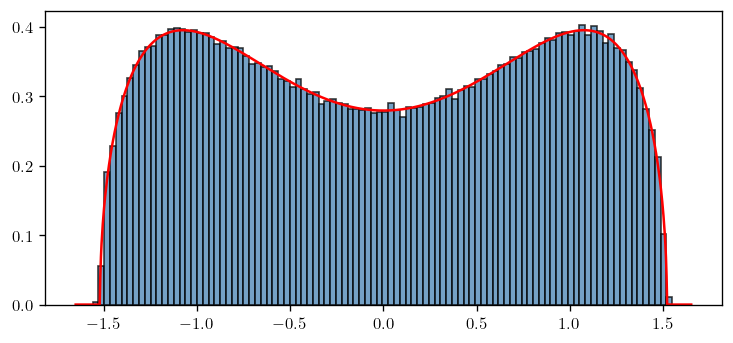
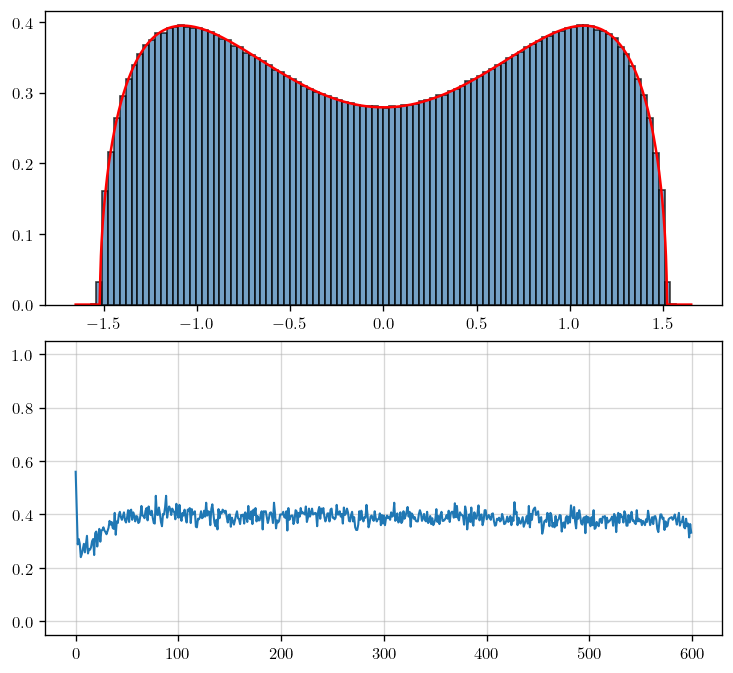
The change to this notebook cell's code, shown as a diff; its figure went from the first image to the second:
--- before
+++ after
@@ -1,6 +1,6 @@
-N = 100; beta = 2.0; T = 5.0; M = 250; 
+N = 100; beta = 2.0; T = 30.0; M = 500; 
 potential_name = "quartic"; num_bins = 100;     
-metropolise = False
-dt = 0.1
+metropolise = True
+dt = 0.05
 
 total_steps = int(T/dt); init = random_matrix.init_gue_eigenvalues(M, N)
@@ -9,13 +9,21 @@
 pipe = simulate.get_pipeline("imla", dt = dt, noise_scale = noise_scale, potential_type = potential_name, beta = beta, metropolise = metropolise)
 traj = simulate.simulate_dbm(init, total_steps, pipe)
-particles = simulate.collect_snapshots(traj, total_steps)
+
+burn_in = int(8.0/dt) # at T = 8.0.
+particles, accepts = simulate.metropolis_experiment(traj, total_steps, burn_in = burn_in, interval = 5)
 
 # Quick plotter.
 density_range, limiting_density = densities.get_density(potential_name)
 
-fig, ax = plt.subplots(figsize = (6, 2.75))
+fig, axes = plt.subplots(2, 1, figsize = (6, 5.5))
+ax, ax2 = axes 
+
 ax.hist(particles, bins = num_bins, density = True, color = "steelblue", edgecolor = "black", alpha = 0.75)
 ax.plot(density_range, limiting_density, color = "red", lw = 1.5)
 ax.grid(False)
 
+x_range = list(range(len(accepts)))
+ax2.plot(x_range, accepts)
+ax2.set_ylim(-0.05, 1.05)
+
 plt.show()

Commit: metropolis step fix